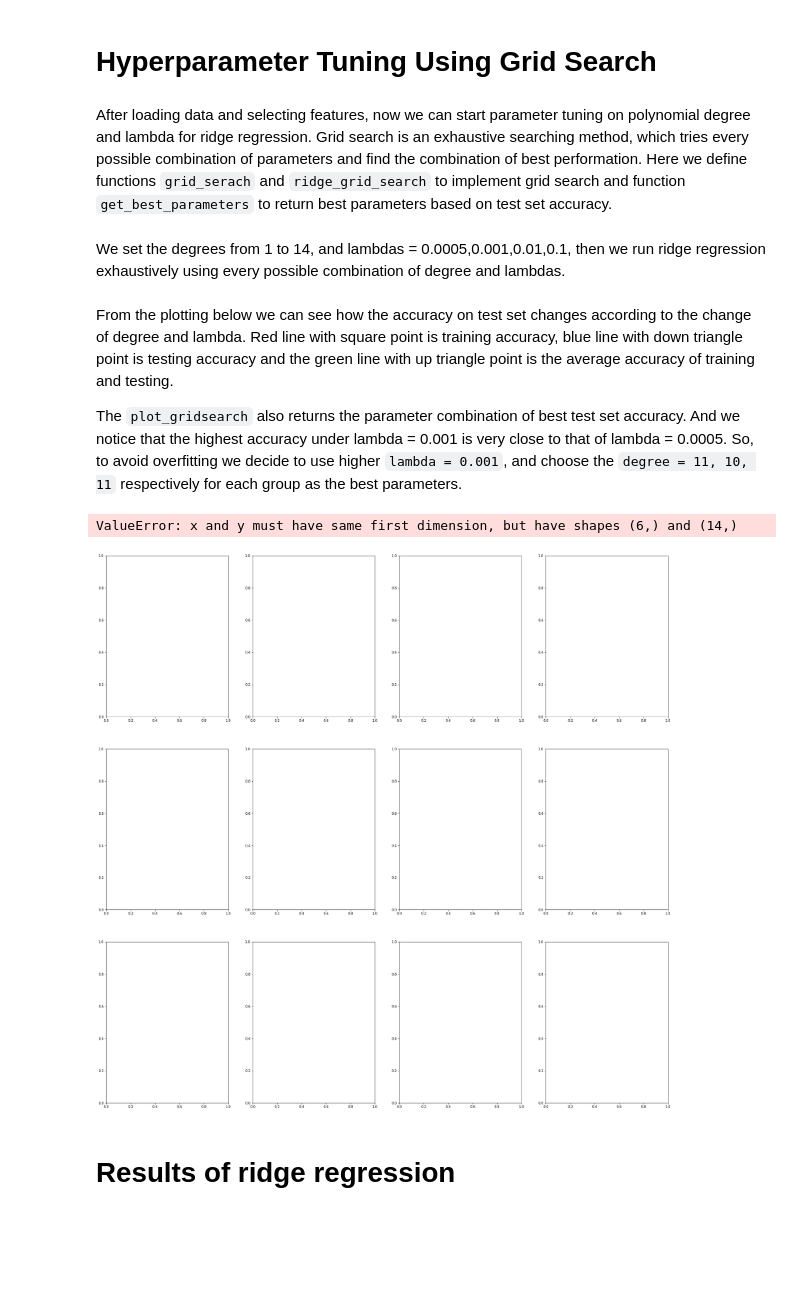
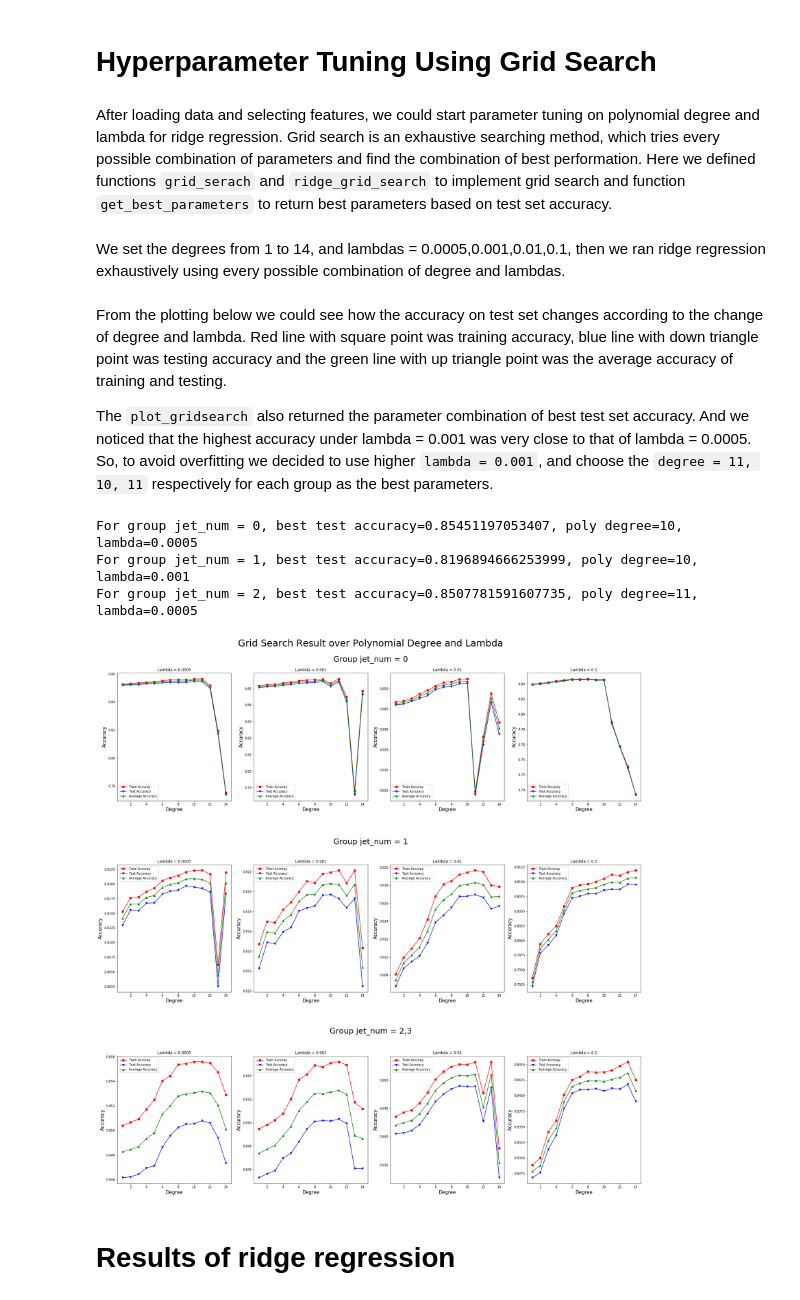
Before and after one commit to yf0726/ML_2018, a Jupyter notebook: Final Version.ipynb, the cells around one changed output. Drawn from its saved outputs; the diff is of its cells as text; code cells hidden in the pictures; blank space fills up the shorter version.

```diff
--- a/Final Version.ipynb
+++ b/Final Version.ipynb
@@ -316,9 +320,9 @@ feature_dorp_corr2 = list(['DER_mass_MMC','DER_pt_h', 'DER_sum_pt', 'PRI_met_sum
 
 # name the data without correlation features as df_tr_grp
 df_tr_grp_dpcorr = dataframe_tr_grp.copy()
-df_tr_grp_dpcorr[0] = dataframe_tr_grp[0].drop(feature_dorp_corr0)
-df_tr_grp_dpcorr[1] = dataframe_tr_grp[1].drop(feature_dorp_corr1)
-df_tr_grp_dpcorr[2] = dataframe_tr_grp[2].drop(feature_dorp_corr2)
+df_tr_grp_dpcorr[0] = df_tr_grp_dpcorr[0].drop(feature_dorp_corr0)
+df_tr_grp_dpcorr[1] = df_tr_grp_dpcorr[1].drop(feature_dorp_corr1)
+df_tr_grp_dpcorr[2] = df_tr_grp_dpcorr[2].drop(feature_dorp_corr2)
 # %% [markdown]
 ### 2.5 Data processing
 # %% [markdown]
@@ -539,0 +551,24 @@ plt.plot(degrees, acc_te_reg, color='g', marker='^', label="regularized logistic
+# %%
+# ridge regression with dropping correlated features
+x = df_tr_grp_dpcorr[0].drop('Prediction').values
+
+y = df_tr_grp_dpcorr[0]['Prediction']
+y = y.reshape(len(y),1)
+k_fold = 10
+seed = 10
+
+lambda_ = 0.001
+regression_method = ridge_regression
+acc_tr_dpcorr = np.zeros((6,1))
+acc_te_dpcorr = np.zeros((6,1))
+w_rid,acc_tr_dpcorr[0],acc_te_dpcorr[0] = cv_loop(y, x, k_fold, seed, regression_method,lambda_=lambda_)
+print("Degree: 0, the 10-fold average train accuracy = {acc_tr}, test accuracy={acc_te}".format(acc_tr=acc_tr_dpcorr[0],
+                                                                                                acc_te=acc_te_dpcorr[0]))
+
+degrees = [1,3,5,7,9]
+
+for i in range(len(degrees)):
+    tx = data_processing(x,degrees[i])
+    w_rid,acc_tr_dpcorr[i+1],acc_te_dpcorr[i+1] = cv_loop(y, tx, k_fold, seed, regression_method,lambda_=lambda_)
+    print("Degree: {deg}, the 10-fold average train accuracy = {acc_tr}, test accuracy={acc_te}".format(deg=str(degrees[i]),
+                                                                                                        acc_tr=acc_tr_dpcorr[i+1], acc_te=acc_te_dpcorr[i+1]))
@@ -539,0 +582,11 @@ plt.plot(degrees, acc_te_reg, color='g', marker='^', label="regularized logistic
+# %%
+degrees = np.array([0,1,3,5,7,9])
+
+figure2,bx2 = plt.subplots(1,1,figsize = (7,5))
+bx2.set_title('Comparison of dropping correlated feature or not')
+bx2.set_xlabel('Degree')
+bx2.set_ylabel('Test accuracy')
+bx2.plot(degrees, acc_te_rid, color='r', marker='s', label="Not dropping correlated feature")
+bx2.plot(degrees, acc_te_dpcorr, color='b', marker='v', label="Dropping correlated feature" )
+bx2.legend()
+figure2.savefig('CorrelatedFeature.jpg')
@@ -540,7 +597,7 @@ plt.plot(degrees, acc_te_reg, color='g', marker='^', label="regularized logistic
 # %% [markdown]
 # Hyperparameter Tuning Using Grid Search
 # %% [markdown]
-After loading data and selecting features, now we can start parameter tuning on polynomial degree and lambda for ridge regression. Grid search is an exhaustive searching method, which tries every possible combination of parameters and find the combination of best performation. Here we define functions `grid_serach` and `ridge_grid_search` to implement grid search and function `get_best_parameters` to return best parameters based on test set accuracy.
+After loading data and selecting features, we could start parameter tuning on polynomial degree and lambda for ridge regression. Grid search is an exhaustive searching method, which tries every possible combination of parameters and find the combination of best performation. Here we defined functions `grid_serach` and `ridge_grid_search` to implement grid search and function `get_best_parameters` to return best parameters based on test set accuracy.
 # %%
 def get_best_parameters(para1,para2, acc):
     """
@@ -578,7 +635,7 @@ def grid_search(y, tx, method, para1, para2):
         for j in range(0,len(para2)):
             tx_poly = data_processing(tx,para1[i])
             lambda_ = para2[j]
-            _,acc_tr[i][j],acc_te[i][j] = cv_loop(y=y, x=tx_poly, k_fold=5, seed=10, regression_method=method, lambda_=lambda_)
+            _,acc_tr[i][j],acc_te[i][j] = cv_loop(y=y, x=tx_poly, k_fold=3, seed=10, regression_method=method, lambda_=lambda_)
     return acc_tr,acc_te
 # %%
 def ridge_grid_search(data,pred,degrees,lambdas):
@@ -605,7 +662,7 @@ def ridge_grid_search(data,pred,degrees,lambdas):
         acc_te.append(acc_te_tmp)
     return acc_tr,acc_te
 # %% [markdown]
-We set the degrees from 1 to 14, and lambdas = 0.0005,0.001,0.01,0.1, then we run ridge regression exhaustively using every possible combination of degree and lambdas.
+We set the degrees from 1 to 14, and lambdas = 0.0005,0.001,0.01,0.1, then we ran ridge regression exhaustively using every possible combination of degree and lambdas.
 # %%
 degrees = np.arange(14)+1
 lambdas = [0.0005,0.001,0.01,0.1]
@@ -645,14 +702,16 @@ def plot_gridsearch(acc_tr,acc_te,degrees,lambdas):
     fig.subplots_adjust(hspace=.5)
     fig.savefig('GridSearchRidge.jpg')
 # %% [markdown]
-From the plotting below we can see how the accuracy on test set changes according to the change of degree and lambda. Red line with square point is training accuracy, blue line with down triangle point is testing accuracy and the green line with up triangle point is the average accuracy of training and testing.
+From the plotting below we could see how the accuracy on test set changes according to the change of degree and lambda. Red line with square point was training accuracy, blue line with down triangle point was testing accuracy and the green line with up triangle point was the average accuracy of training and testing.
 
-The `plot_gridsearch` also returns the parameter combination of best test set accuracy. And we notice that the highest accuracy under lambda = 0.001 is very close to that of lambda = 0.0005. So, to avoid overfitting we decide to use higher `lambda = 0.001`, and choose the `degree = 11, 10, 11` respectively for each group as the best parameters.
+The `plot_gridsearch` also returned the parameter combination of best test set accuracy. And we noticed that the highest accuracy under lambda = 0.001 was very close to that of lambda = 0.0005. So, to avoid overfitting we decided to use higher `lambda = 0.001`, and choose the `degree = 11, 10, 11` respectively for each group as the best parameters.
 # %%
-plot_gridsearch(acc_tr,acc_te,degrees,lambdas)
+plot_gridsearch(acc_tr_grid,acc_te_grid,degrees,lambdas)
 # %% [output]
-ValueError: x and y must have same first dimension, but have shapes (6,) and (14,)
+For group jet_num = 0, best test accuracy=0.85451197053407, poly degree=10, lambda=0.0005
+For group jet_num = 1, best test accuracy=0.8196894666253999, poly degree=10, lambda=0.001
+For group jet_num = 2, best test accuracy=0.8507781591607735, poly degree=11, lambda=0.0005
-[figure, old version]
+[figure, new version]
 # %% [markdown]
 # Results of ridge regression
 # %% [markdown]
```
Also changed, not shown: parts of 23 cells of this notebook, 4 other files.
